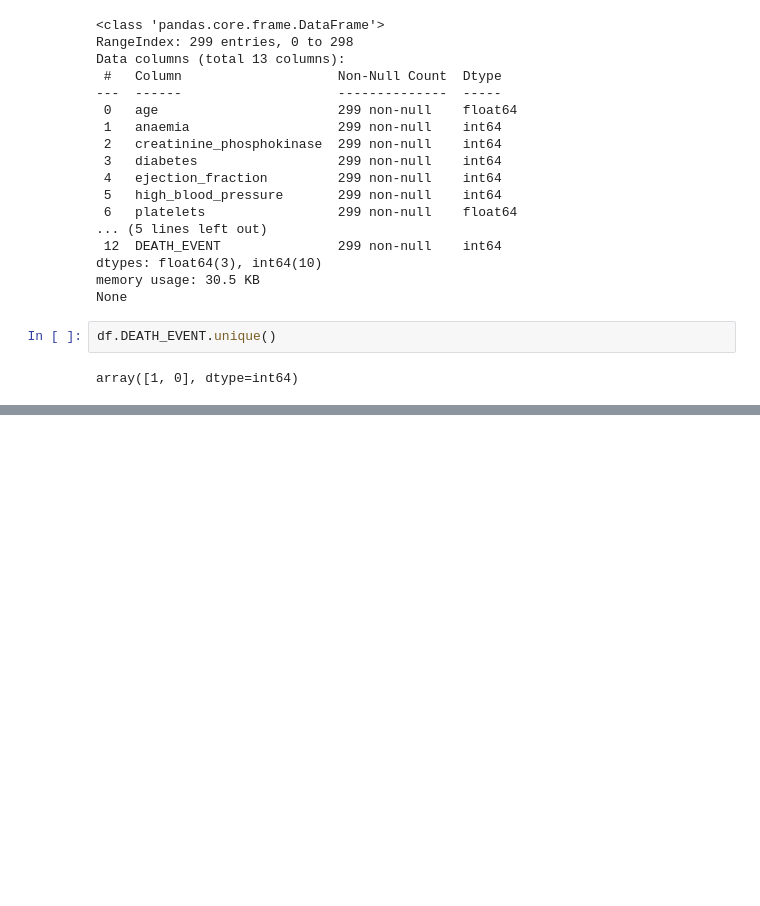
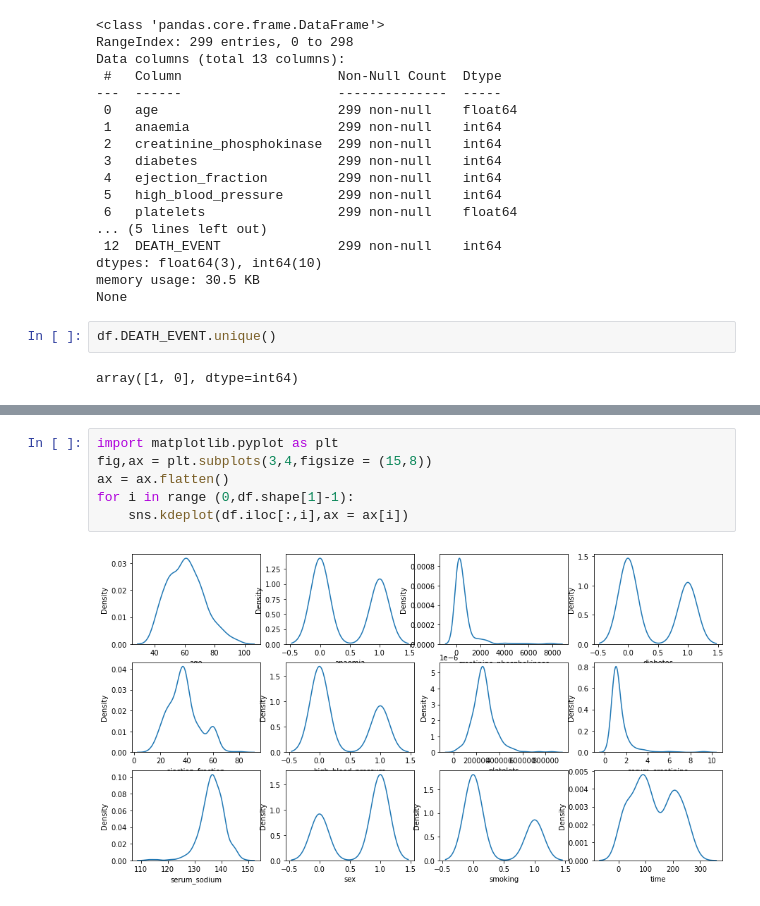
Before and after one commit to Farandausten/Graded-Challenge, a Jupyter notebook: h8dsft_P1W2Ens.ipynb, the cells around one changed output, grey strips where cells are left out. Cells and saved outputs as stored; diff of their text form; blank space fills up the shorter version.

```diff
--- a/h8dsft_P1W2Ens.ipynb
+++ b/h8dsft_P1W2Ens.ipynb
@@ -115,0 +74,8 @@ fig.show()
+# %%
+import matplotlib.pyplot as plt
+fig,ax = plt.subplots(3,4,figsize = (15,8))
+ax = ax.flatten()
+for i in range (0,df.shape[1]-1):
+    sns.kdeplot(df.iloc[:,i],ax = ax[i])
+# %% [output]
+[figure, added]
```
Also changed, not shown: parts of 5 cells of this notebook.
